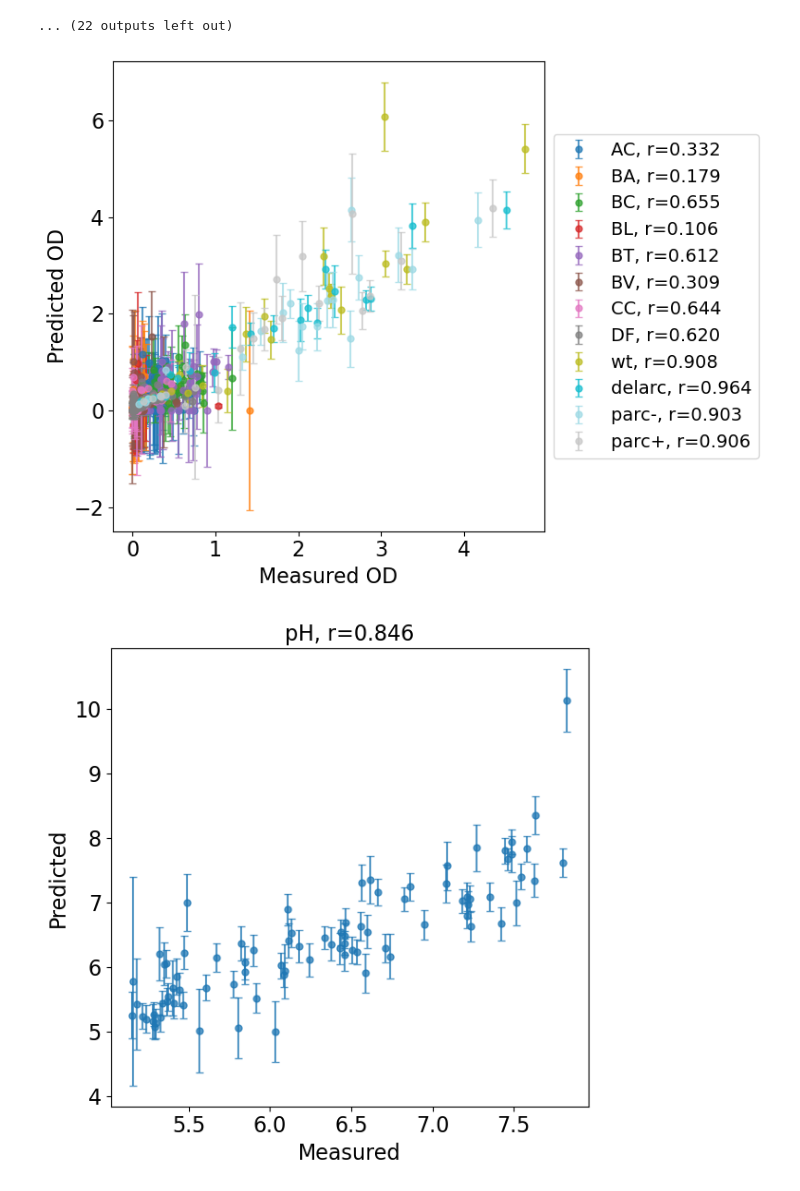
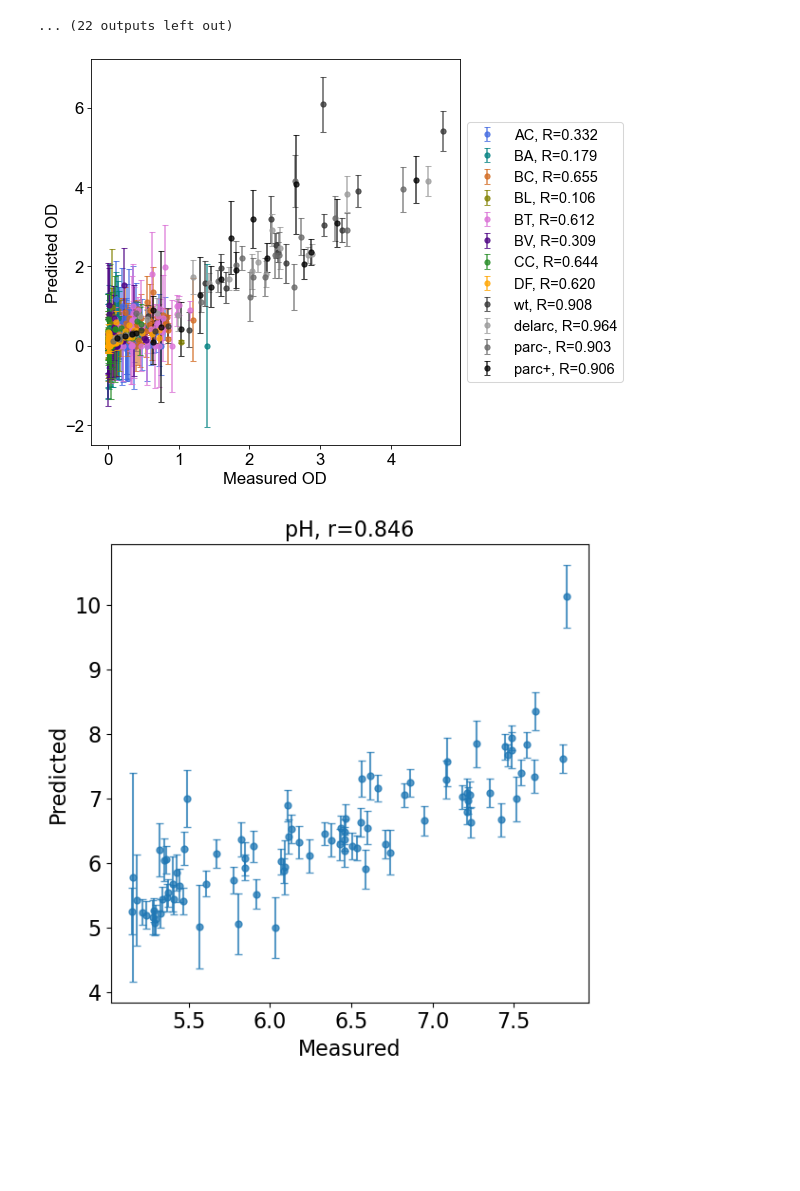
Before and after one commit to VenturelliLab/Liu_et_al_2024, a Jupyter notebook: MiRNN Comm LOO.ipynb, the cells around one changed output. Saved outputs shown, nothing was run; the diff lists cells and outputs as text; code cells hidden in the pictures; blank space fills up the shorter version.

Commit message:
added figures

```diff
--- a/MiRNN Comm LOO.ipynb
+++ b/MiRNN Comm LOO.ipynb
@@ -3,6 +3,7 @@ import numpy as np
 import pandas as pd
 import matplotlib.pyplot as plt
 from scipy.stats import linregress
+from scipy.stats import pearsonr
 
 from armored.models import *
 from armored.preprocessing import *
@@ -31,6 +32,13 @@ colors = [
     "#98df8a",  # Light Green
     "#f7b6d2"   # Light Pink
 ]
+
+%matplotlib inline
+import matplotlib as mpl
+mpl.rcParams['figure.dpi']=75
+plt.rcParams['svg.fonttype'] = 'none'
+plt.rcParams.update({'font.family':'sans-serif'})
+plt.rcParams.update({'font.sans-serif':'Arial'})
 # %%
 # import community data
 df_comm = pd.read_csv("Data/arc_allcomm.csv")
@@ -250,9 +258,25 @@ Pass count  1
 ... (22 outputs left out)
 # %%
 # import kfold results
+k_fold_df = pd.read_csv(f"kfold/mirnn/LOO_MiRNN.csv")
 r_vals = []
 mse_vals = []
 nll_vals = []
+
+colordict = {
+        'BA_OD':'teal',
+        'BL_OD':'olive',
+        'BC_OD':'chocolate',
+        'BT_OD':'orchid',
+        'BV_OD':'indigo',
+        'AC_OD':'royalblue',
+        'CC_OD':'forestgreen',
+        'DF_OD':'orange',
+        'wt_OD':(0.2,0.2,0.2),
+        'delarc_OD':(0.6,0.6,0.6),
+        'parc-_OD':(0.4,0.4,0.4),
+        'parc+_OD':(0,0,0),
+        }
 
 plt.figure(figsize=(8, 6))
 for i, obs in enumerate(species):
@@ -266,38 +290,38 @@ for i, obs in enumerate(species):
         pred_vals_exp = kf_df[f'{obs} pred'].values
         stdv_vals_exp = kf_df[f'{obs} stdv'].values
 
         # if species was inoculated
         if true_vals_exp[0] > 0:
             # if not nan
             for true_val_exp, pred_val_exp, stdv_val_exp in zip(true_vals_exp[1:], pred_vals_exp[1:], stdv_vals_exp[1:]):
                 if not np.isnan(true_val_exp):
                     true_vals.append(true_val_exp)
                     pred_vals.append(pred_val_exp)
                     stdv_vals.append(stdv_val_exp)
 
     true_vals = np.array(true_vals)
     pred_vals = np.array(pred_vals)
     stdv_vals = np.array(stdv_vals)
 
     # compute stats
-    R = linregress(true_vals, pred_vals).rvalue
+    R = pearsonr(true_vals, pred_vals)[0]
     r_vals.append(R)
     mse_vals.append(np.mean((true_vals-pred_vals)**2))
 
     # plot
     plt.errorbar(true_vals, pred_vals, yerr=stdv_vals,
-                 fmt='.', capsize=3, markersize=10, c=colors[i], alpha=.75,
-                 label = f'{obs.split("_")[0]}, r={R:.3f}')
+                 fmt='.', capsize=3, markersize=10, c=colordict[obs], alpha=.75,
+                 label = f'{obs.split("_")[0]}, R={R:.3f}')
 plt.legend(loc='center left', bbox_to_anchor=(1, .5), fontsize=14)
 plt.xlabel("Measured OD", fontsize=16)
 plt.ylabel("Predicted OD", fontsize=16)
 plt.xticks(fontsize=16)
 plt.yticks(fontsize=16)
 plt.tight_layout()
-plt.savefig(f"Figures/mirnn/mirnn_species_LOO.pdf")
+plt.savefig(f"Figures/mirnn/mirnn_species_LOO.svg")
 plt.show()
 # %% [output]
-[figure, old version]
+[figure, new version]
 # %%
 # import kfold results
 r_vals = []
```
Also changed, not shown: 13 other files.
